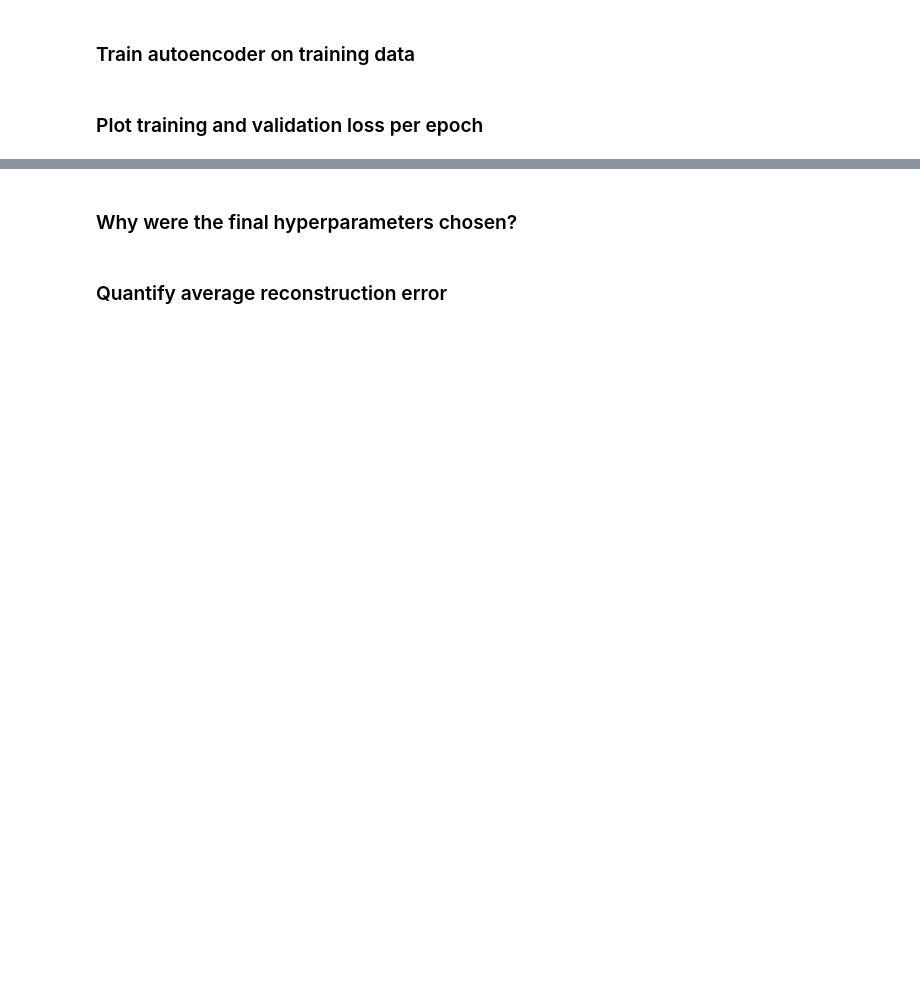
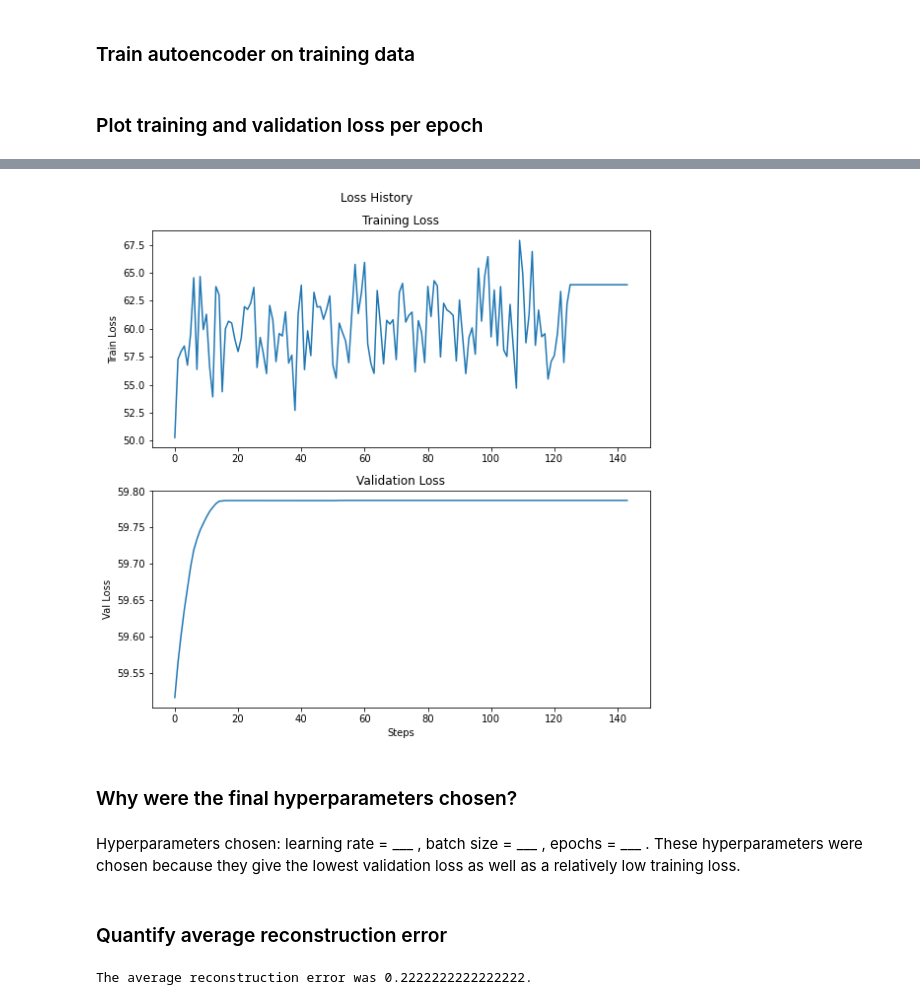
Before and after one commit to gramey02/project7, a Jupyter notebook: nn/Autoencoder.ipynb, the cells around one changed output, grey strips where cells are left out. Drawn from its saved outputs; the diff is of its cells as text; code cells hidden in the pictures; blank space fills up the shorter version.

```diff
--- a/nn/Autoencoder.ipynb
+++ b/nn/Autoencoder.ipynb
@@ -52,4 +95,27 @@ X_train, X_val = train_test_split(digits, test_size=0.3, random_state=42)
+# %%
+ae3 = NeuralNetwork(nn_arch,
+                   lr = 0.01,
+                   seed=42,
+                   batch_size = 10,
+                   epochs=20,
+                   loss_function = "mean squared error")
+per_epoch_loss_train3, per_epoch_loss_val3 = ae3.fit(X_train, X_train, X_val, X_val)
+plot_loss_history(per_epoch_loss_train3, per_epoch_loss_val3)
+# %% [output]
+[figure, added]
 # %% [markdown]
 ### Why were the final hyperparameters chosen?
+# %% [markdown]
+Hyperparameters chosen: learning rate = ___ , batch size = ___ , epochs = ___ .
+These hyperparameters were chosen because they give the lowest validation loss as well as a relatively low training loss.
 # %% [markdown]
 ### Quantify average reconstruction error
+# %%
+def avg_reconstruction_error(y, y_hat):
+    avg_error = np.mean(y-y_hat)
+    return avg_error
+
+avg_error = avg_reconstruction_error(y, y_hat)
+print("The average reconstruction error was " + str(avg_error)+".")
+# %% [output]
+The average reconstruction error was 0.2222222222222222.
```
Also changed, not shown: parts of 11 cells of this notebook.
